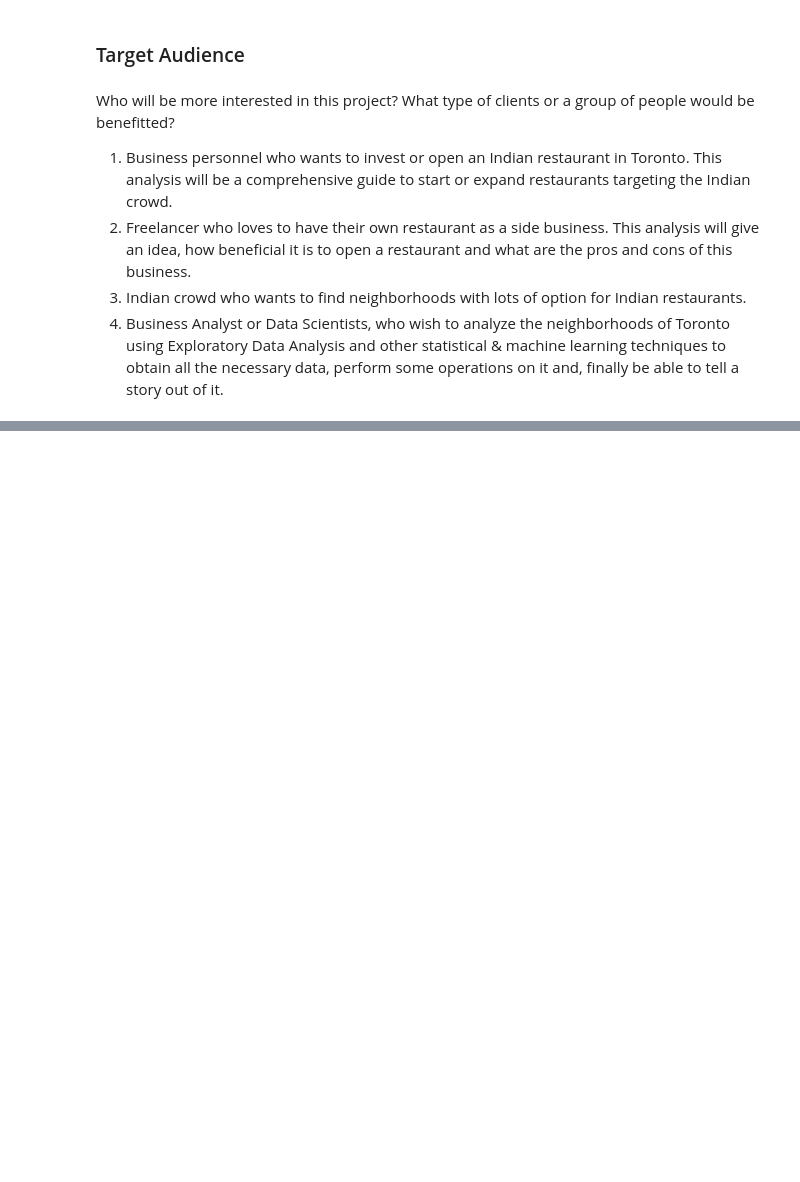
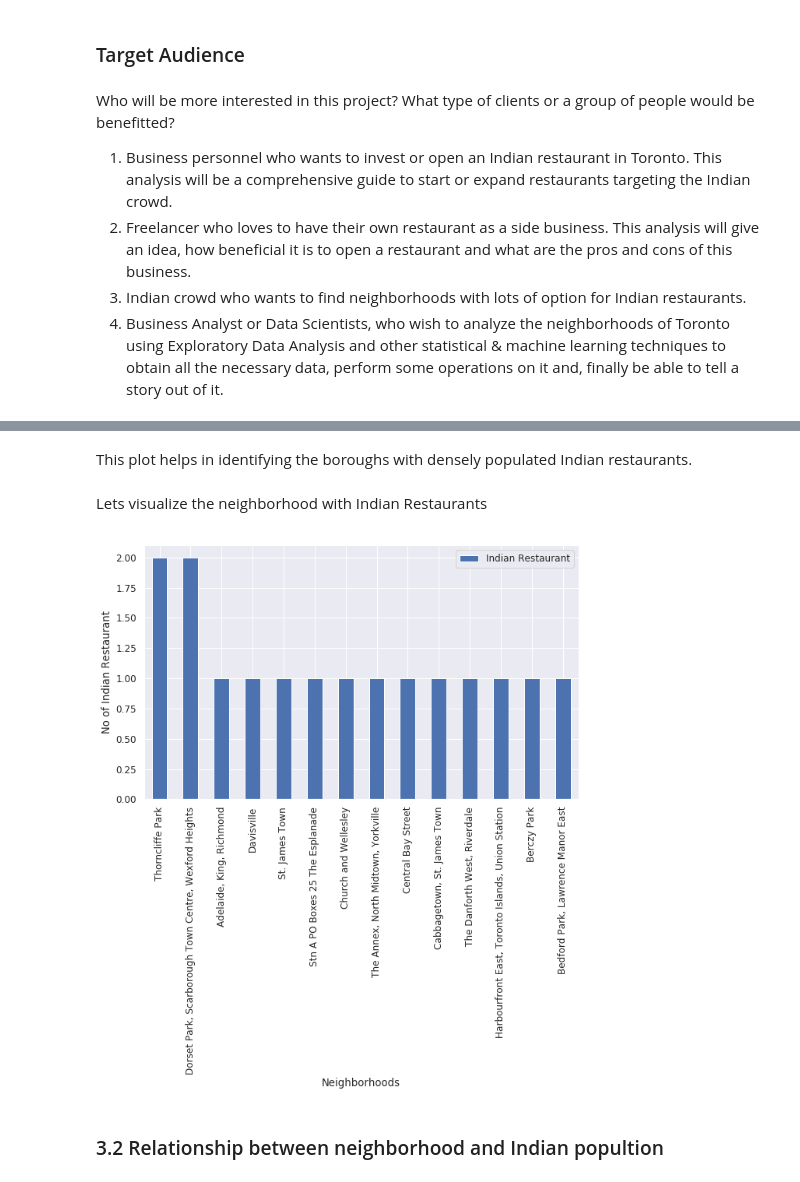
Before and after one commit to kruthika86/ExploringTorontoNeighborhoods, a Jupyter notebook: ExploringTorontoNeighborhoods.ipynb, the cells around one changed output, grey strips where cells are left out. Saved outputs shown, nothing was run; the diff lists cells and outputs as text; code cells hidden in the pictures; blank space fills up the shorter version.

```diff
--- a/ExploringTorontoNeighborhoods.ipynb
+++ b/ExploringTorontoNeighborhoods.ipynb
@@ -27,0 +333,4 @@ Who will be more interested in this project? What type of clients or a group of
+# %%
+radius=1000
+url = 'https://api.foursquare.com/v2/venues/explore?client_id={}&client_secret={}&ll={},{}&v={}&radius={}'.format(CLIENT_ID, CLIENT_SECRET, latitude, longitude, VERSION, radius)
+results = requests.get(url).json()
@@ -27,0 +599,15 @@ Who will be more interested in this project? What type of clients or a group of
+# %% [markdown]
+This plot helps in identifying the boroughs with densely populated Indian restaurants.
+# %% [markdown]
+Lets visualize the neighborhood with Indian Restaurants
+# %%
+graph = pd.DataFrame(toronto_onehot.groupby('Neighborhood')['Indian Restaurant'].sum())
+graph = graph.sort_values(by ='Indian Restaurant', ascending=False)
+graph.iloc[:14].plot(kind='bar', figsize=(10,6))
+plt.xlabel("Neighborhoods")
+plt.ylabel("No of Indian Restaurant")
+plt.show()
+# %% [output]
+[figure, added]
+# %% [markdown]
+<h3>3.2 Relationship between neighborhood and Indian popultion </h3>
```
Also changed, not shown: parts of 107 cells of this notebook.
